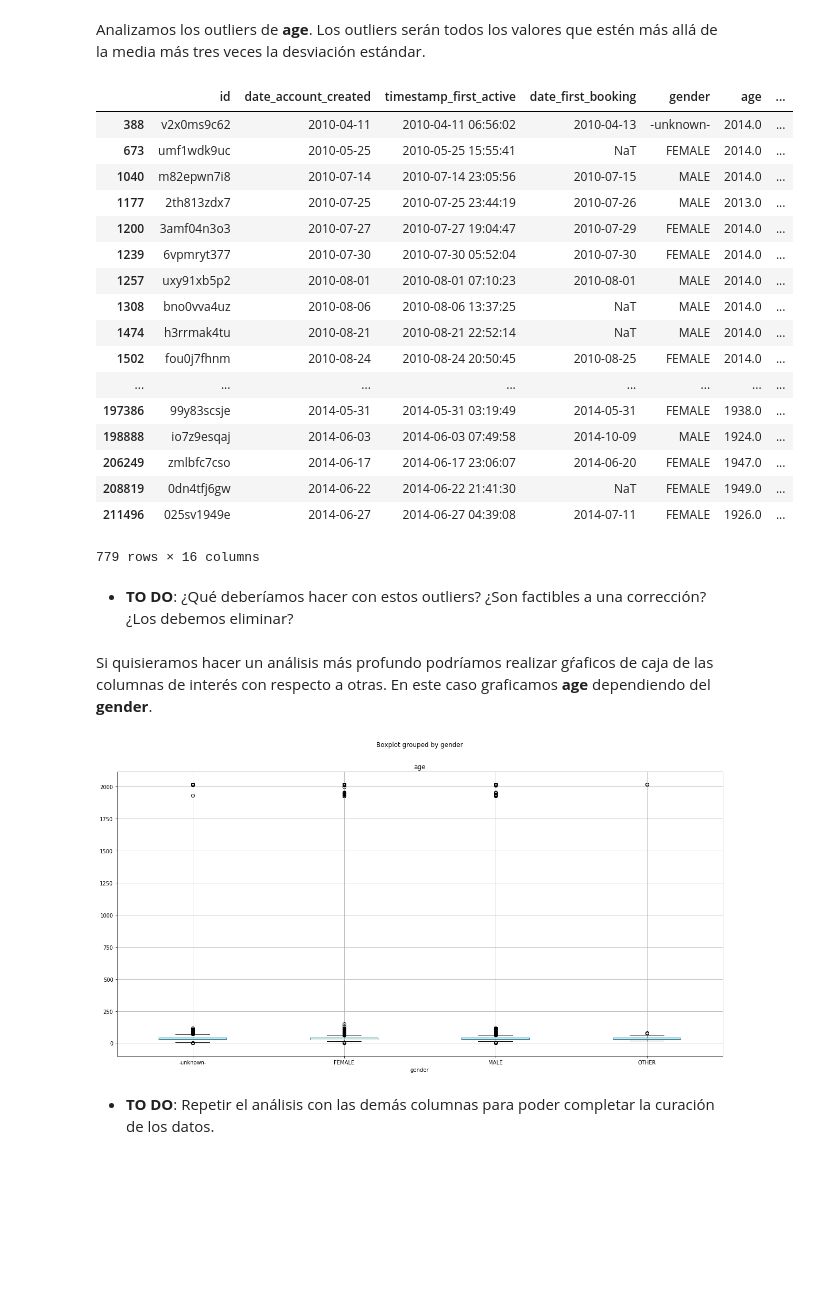
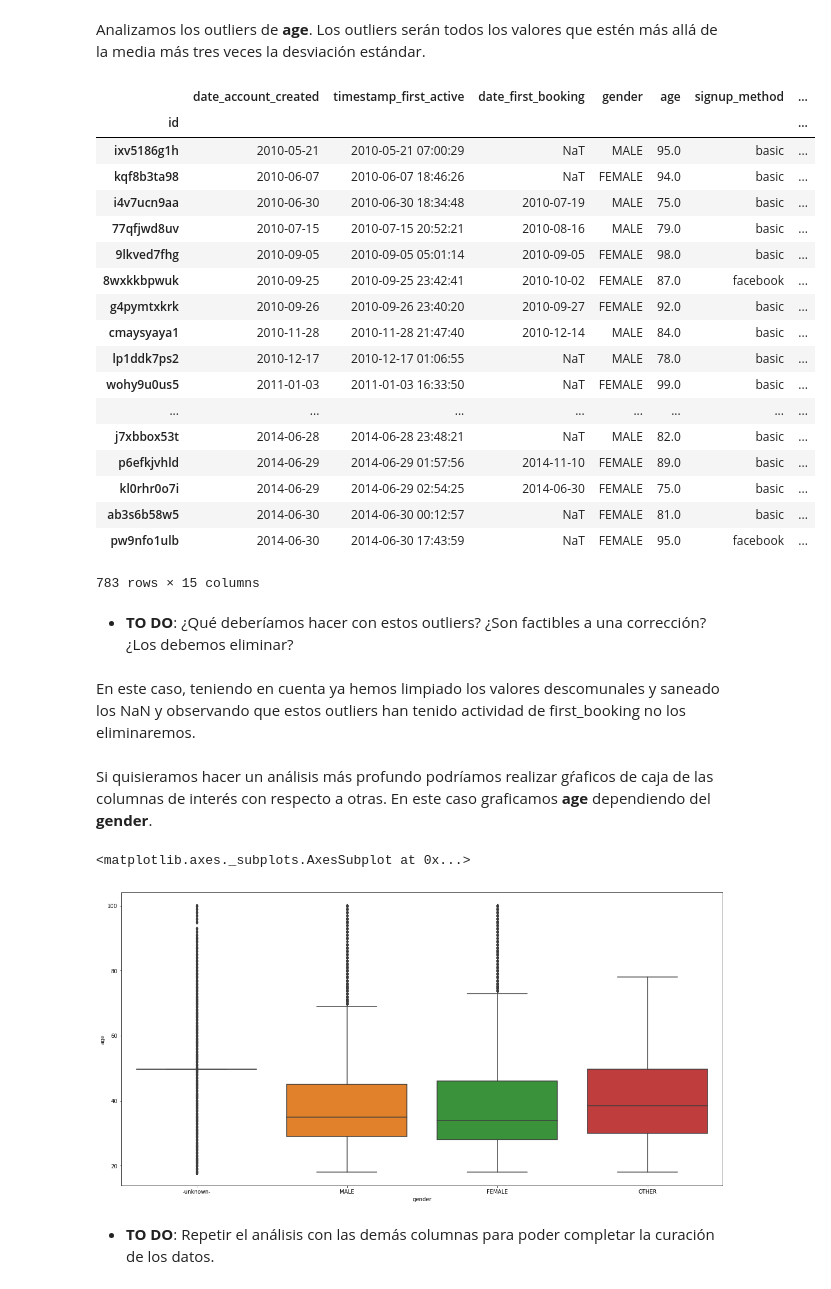
Before and after one commit to kevinsen/MentoriaAirbnb, a Jupyter notebook: Notebooks/Laboratorio_Curacion.ipynb, the cells around one changed output. Saved outputs shown, nothing was run; the diff lists cells and outputs as text; code cells hidden in the pictures; blank space fills up the shorter version.

```diff
--- a/Notebooks/Laboratorio_Curacion.ipynb
+++ b/Notebooks/Laboratorio_Curacion.ipynb
@@ -396,0 +404,2 @@ len(cdata.dropna(subset=['first_affiliate_tracked']))/len(cdata)
+# %%
+cdata = cdata.dropna(subset=['first_affiliate_tracked'])
@@ -452,9 +462,9 @@ Debido a la cantidad de columnas con que cuenta nuestro Dataset se cambiarán so
 # %%
 column1='gender'
 le1 = preprocessing.LabelEncoder()
-le1.fit(data[column1])
+le1.fit(cdata[column1])
 print(dict(zip(le1.classes_,le1.transform(le1.classes_))))
-data[column1] = le1.transform(data[column1])
-data.head()
+cdata[column1] = le1.transform(cdata[column1])
+cdata.head()
 # %% [output]
 {'-unknown-': 0, 'FEMALE': 1, 'MALE': 2, 'OTHER': 3}
@@ -471,4 +482,4 @@ data.to_csv("../Datos/Data_cat2num.csv")
 # %%
-data[column1] = le1.inverse_transform(data[column1])
-data.head()
+cdata[column1] = le1.inverse_transform(cdata[column1])
+cdata.head()
 # %% [output]
@@ -520,0 +549,13 @@ data[(data.age > 150)]
+# %%
+import matplotlib.pyplot as plt
+import seaborn as sns
+
+cdata.loc[cdata['age'] < 18, 'age'] = np.NaN
+cdata.loc[cdata['age'] > 100, 'age']= np.NaN
+
+#volvemos a reemplazar los valores nulos por la media de age
+cdata['age'].fillna(cdata['age'].mean(), inplace=True)
+
+
+plt.figure(figsize=(10,6))
+sns.distplot(cdata['age'].dropna())
@@ -547,35 +594,40 @@ data.boxplot(column='age', figsize=(10,10));
 # %% [markdown]
 Analizamos los outliers de __age__. Los outliers serán todos los valores que estén más allá de la media más tres veces la desviación estándar.
 # %%
-outliers = data[data.age > (data.age.mean() + 3 * data.age.std())]
+outliers = cdata[cdata.age > (cdata.age.mean() + 3 * cdata.age.std())]
 outliers
 # %% [output]
-|  | id | date_account_created | timestamp_first_active | date_first_booking | gender | age | ... |
-| 388 | v2x0ms9c62 | 2010-04-11 | 2010-04-11 06:56:02 | 2010-04-13 | -unknown- | 2014.0 | ... |
-| 673 | umf1wdk9uc | 2010-05-25 | 2010-05-25 15:55:41 | NaT | FEMALE | 2014.0 | ... |
-| 1040 | m82epwn7i8 | 2010-07-14 | 2010-07-14 23:05:56 | 2010-07-15 | MALE | 2014.0 | ... |
-| 1177 | 2th813zdx7 | 2010-07-25 | 2010-07-25 23:44:19 | 2010-07-26 | MALE | 2013.0 | ... |
-| 1200 | 3amf04n3o3 | 2010-07-27 | 2010-07-27 19:04:47 | 2010-07-29 | FEMALE | 2014.0 | ... |
-| 1239 | 6vpmryt377 | 2010-07-30 | 2010-07-30 05:52:04 | 2010-07-30 | FEMALE | 2014.0 | ... |
-| 1257 | uxy91xb5p2 | 2010-08-01 | 2010-08-01 07:10:23 | 2010-08-01 | MALE | 2014.0 | ... |
-| 1308 | bno0vva4uz | 2010-08-06 | 2010-08-06 13:37:25 | NaT | MALE | 2014.0 | ... |
-| 1474 | h3rrmak4tu | 2010-08-21 | 2010-08-21 22:52:14 | NaT | MALE | 2014.0 | ... |
-| 1502 | fou0j7fhnm | 2010-08-24 | 2010-08-24 20:50:45 | 2010-08-25 | FEMALE | 2014.0 | ... |
+|  | date_account_created | timestamp_first_active | date_first_booking | gender | age | signup_method | ... |
+| id |  |  |  |  |  |  | ... |
+| ixv5186g1h | 2010-05-21 | 2010-05-21 07:00:29 | NaT | MALE | 95.0 | basic | ... |
+| kqf8b3ta98 | 2010-06-07 | 2010-06-07 18:46:26 | NaT | FEMALE | 94.0 | basic | ... |
+| i4v7ucn9aa | 2010-06-30 | 2010-06-30 18:34:48 | 2010-07-19 | MALE | 75.0 | basic | ... |
+| 77qfjwd8uv | 2010-07-15 | 2010-07-15 20:52:21 | 2010-08-16 | MALE | 79.0 | basic | ... |
+| 9lkved7fhg | 2010-09-05 | 2010-09-05 05:01:14 | 2010-09-05 | FEMALE | 98.0 | basic | ... |
+| 8wxkkbpwuk | 2010-09-25 | 2010-09-25 23:42:41 | 2010-10-02 | FEMALE | 87.0 | facebook | ... |
+| g4pymtxkrk | 2010-09-26 | 2010-09-26 23:40:20 | 2010-09-27 | FEMALE | 92.0 | basic | ... |
+| cmaysyaya1 | 2010-11-28 | 2010-11-28 21:47:40 | 2010-12-14 | MALE | 84.0 | basic | ... |
+| lp1ddk7ps2 | 2010-12-17 | 2010-12-17 01:06:55 | NaT | MALE | 78.0 | basic | ... |
+| wohy9u0us5 | 2011-01-03 | 2011-01-03 16:33:50 | NaT | FEMALE | 99.0 | basic | ... |
 | ... | ... | ... | ... | ... | ... | ... | ... |
-| 197386 | 99y83scsje | 2014-05-31 | 2014-05-31 03:19:49 | 2014-05-31 | FEMALE | 1938.0 | ... |
-| 198888 | io7z9esqaj | 2014-06-03 | 2014-06-03 07:49:58 | 2014-10-09 | MALE | 1924.0 | ... |
-| 206249 | zmlbfc7cso | 2014-06-17 | 2014-06-17 23:06:07 | 2014-06-20 | FEMALE | 1947.0 | ... |
-| 208819 | 0dn4tfj6gw | 2014-06-22 | 2014-06-22 21:41:30 | NaT | FEMALE | 1949.0 | ... |
-| 211496 | 025sv1949e | 2014-06-27 | 2014-06-27 04:39:08 | 2014-07-11 | FEMALE | 1926.0 | ... |
+| j7xbbox53t | 2014-06-28 | 2014-06-28 23:48:21 | NaT | MALE | 82.0 | basic | ... |
+| p6efkjvhld | 2014-06-29 | 2014-06-29 01:57:56 | 2014-11-10 | FEMALE | 89.0 | basic | ... |
+| kl0rhr0o7i | 2014-06-29 | 2014-06-29 02:54:25 | 2014-06-30 | FEMALE | 75.0 | basic | ... |
+| ab3s6b58w5 | 2014-06-30 | 2014-06-30 00:12:57 | NaT | FEMALE | 81.0 | basic | ... |
+| pw9nfo1ulb | 2014-06-30 | 2014-06-30 17:43:59 | NaT | FEMALE | 95.0 | facebook | ... |
-779 rows × 16 columns
+783 rows × 15 columns
 # %% [markdown]
 * __TO DO__: ¿Qué deberíamos hacer con estos outliers? ¿Son factibles a una corrección? ¿Los debemos eliminar?
+# %% [markdown]
+En este caso, teniendo en cuenta ya hemos limpiado los valores descomunales y saneado los NaN y observando que estos outliers han tenido actividad de first_booking no los eliminaremos.
 # %% [markdown]
 Si quisieramos hacer un análisis más profundo podríamos realizar gŕaficos de caja de las columnas de interés con respecto a otras. En este caso graficamos __age__ dependiendo del __gender__.
-# %%
-data.boxplot(column='age',by='gender', figsize=(20,10));
-# %% [output]
-[figure, removed]
+# %%
+plt.figure(figsize=(20,10))
+sns.boxplot(x='gender', y='age', data=cdata)
+# %% [output]
+<matplotlib.axes._subplots.AxesSubplot at 0x...>
+[figure, added]
 # %% [markdown]
 * __TO DO__: Repetir el análisis con las demás columnas para poder completar la curación de los datos.
 # %% [markdown]
```
Also changed, not shown: parts of 25 cells of this notebook, 1 other file.
